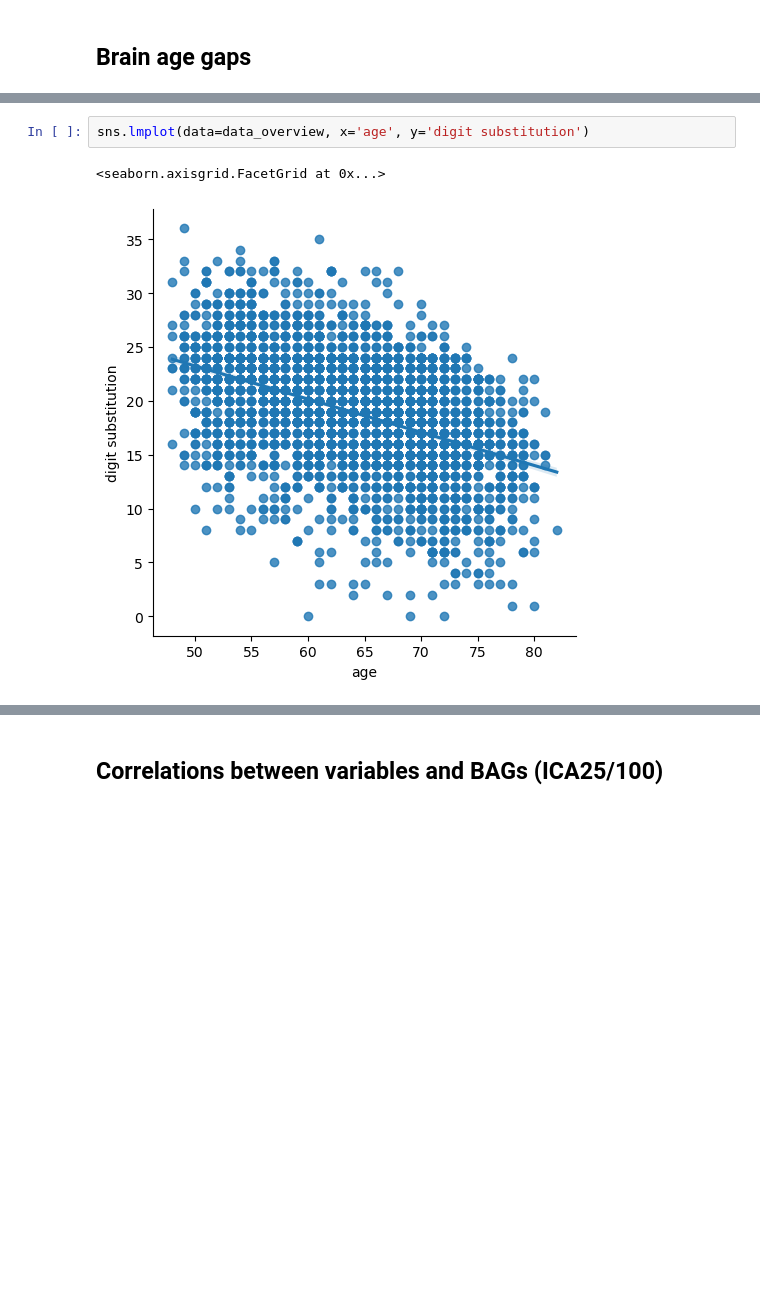
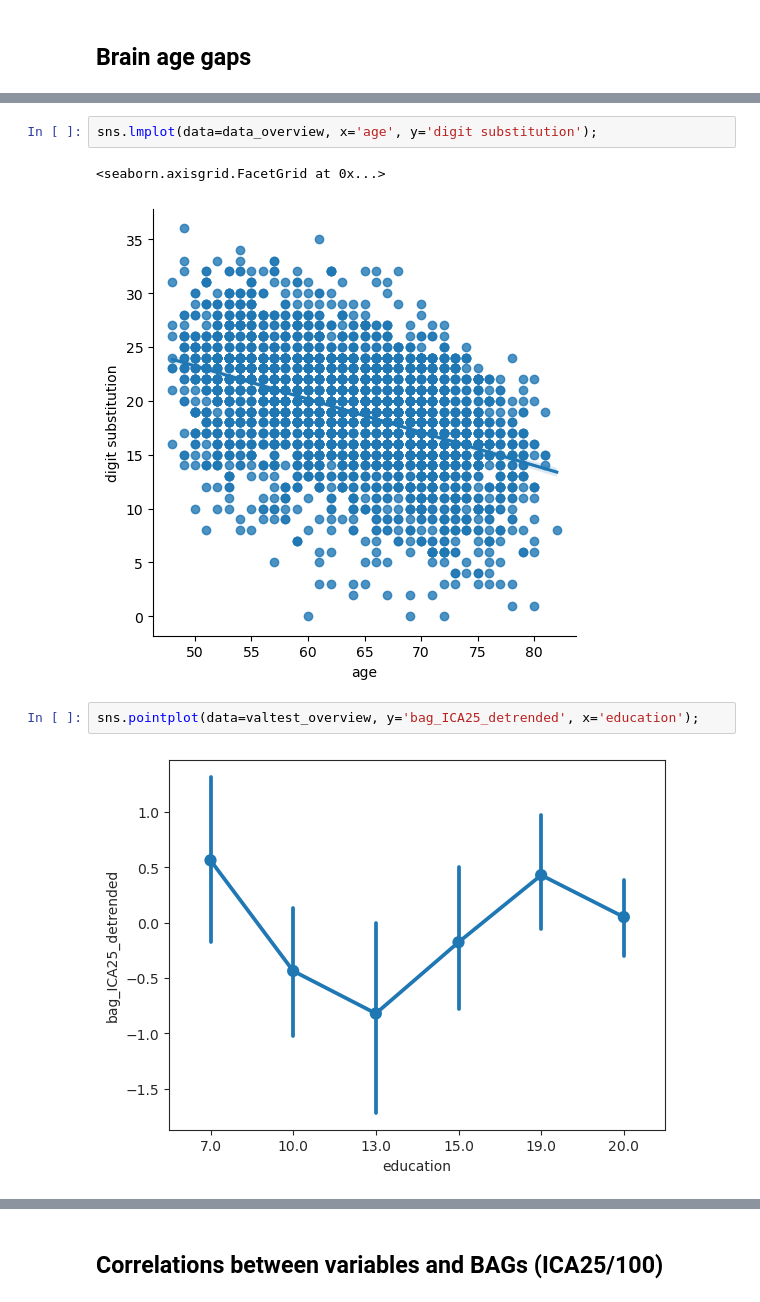
Before and after one commit to laura-riedel/IM, a Jupyter notebook: src/FinalModels/final_models_IM.ipynb, the cells around one changed output, grey strips where cells are left out. Cells and saved outputs as stored; diff of their text form; blank space fills up the shorter version.

```diff
--- a/src/FinalModels/final_models_IM.ipynb
+++ b/src/FinalModels/final_models_IM.ipynb
@@ -508,7 +385,11 @@ for column in valtest_overview.columns[7:17]:
 [figure]
 [figure]
 # %%
-sns.lmplot(data=data_overview, x='age', y='digit substitution')
+sns.lmplot(data=data_overview, x='age', y='digit substitution');
 # %% [output]
 <seaborn.axisgrid.FacetGrid at 0x...>
 [figure]
+# %%
+sns.pointplot(data=valtest_overview, y='bag_ICA25_detrended', x='education');
+# %% [output]
+[figure, added]
```
Also changed, not shown: parts of 25 cells of this notebook, 2 other files.
